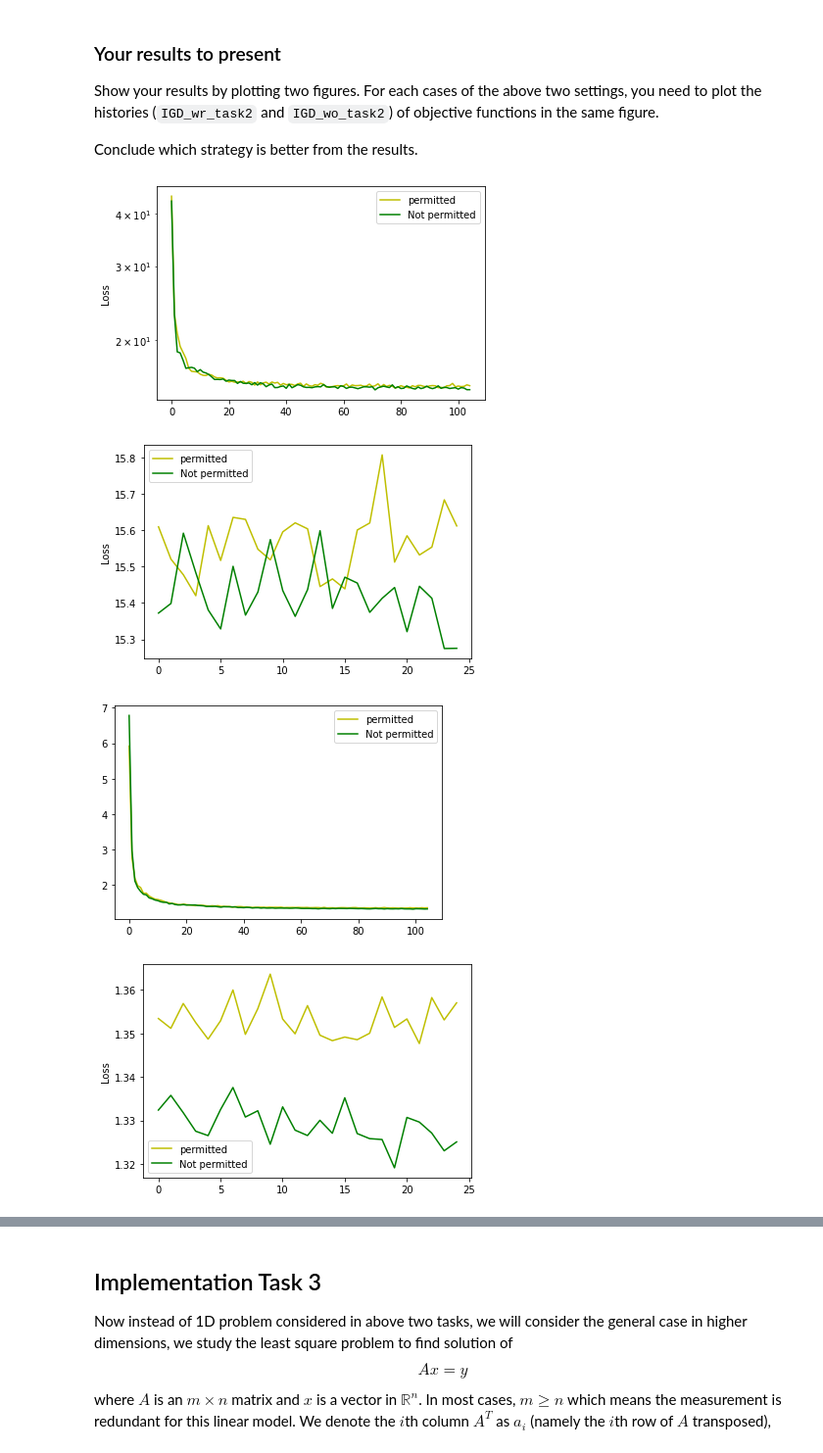
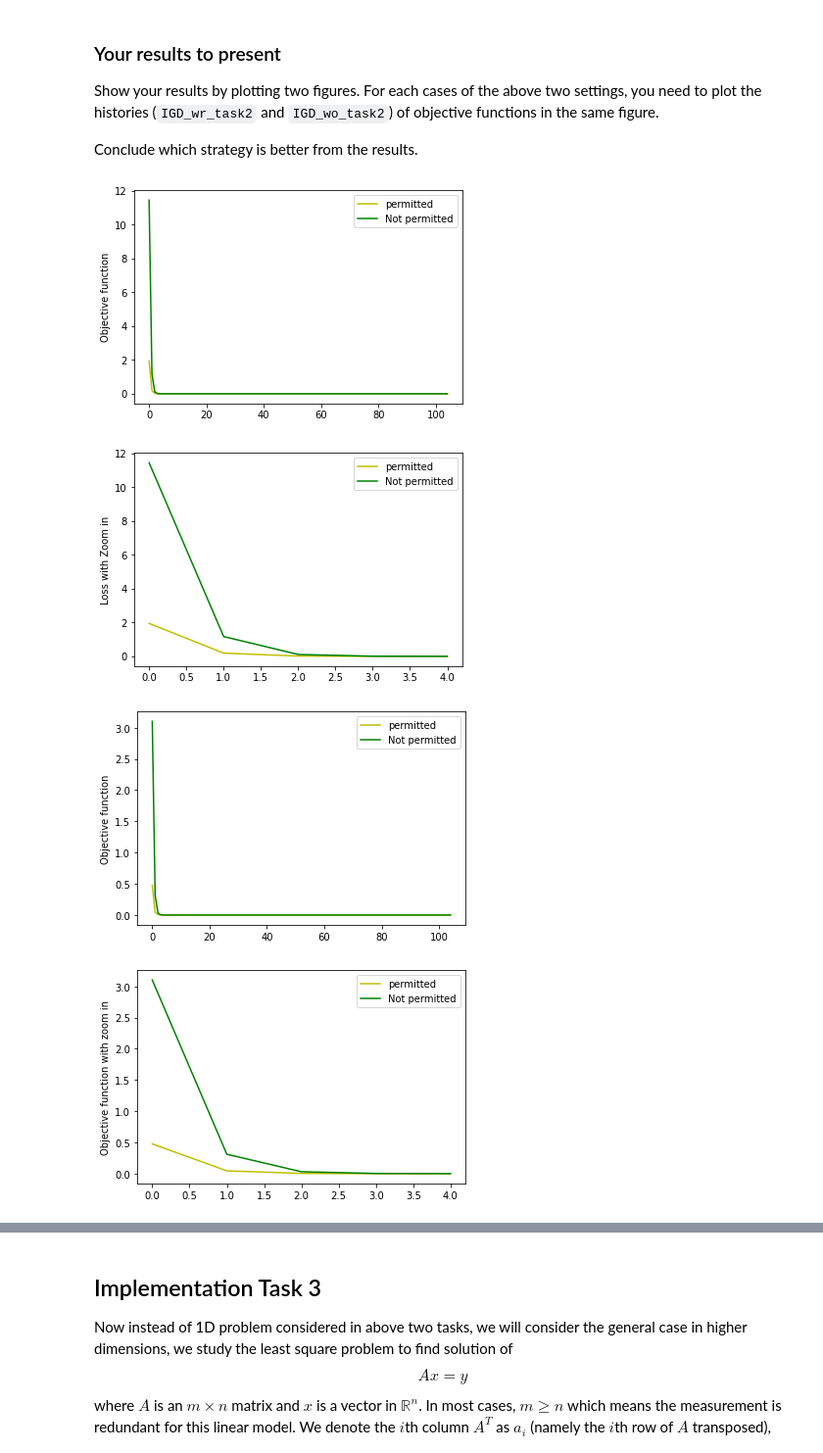
Before and after one commit to autoloading8822/Project-2, a Jupyter notebook: Math_110B_Project_2.ipynb, the cells around one changed output, grey strips where cells are left out. Shown at 98% size. Cells and saved outputs as stored; diff of their text form; code cells hidden in the pictures.

```diff
--- a/Math_110B_Project_2.ipynb
+++ b/Math_110B_Project_2.ipynb
@@ -252,20 +252,20 @@ def IGD_wr_task2(y):
     losses = []
     x = 0
     n = len(y)
+    beta = np.random.uniform(1,2,n)
     # n = np.random.randint(low=5, high=30)
     ordering = np.random.choice(n, n, replace=True)
-
+    # implement the algorithm's iteration of IGD. Your result should return the the final xk
+    # at the last iteration and also the history of objective function at each xk.
     for i in range(n):
       beta = np.random.uniform(1,2,n)
-      gamma = 1 / (1 + i)
-      x -= gamma*beta*(x - y[ordering[i]])
+      gamma = 0.95 * min(1/beta)
+      x -= gamma*beta[ordering[i]]*(x - y)
       loss = 0.5 * np.linalg.norm((beta)*(x - y)**2)
       losses.append(loss)
 
 
-
     return x, losses
-
 
 
 
@@ -276,15 +276,16 @@ def IGD_wo_task2(y):
     losses = []
     x = 0
     n = len(y)
+    beta = np.random.uniform(1,2,n)
     # n = np.random.randint(low=5, high=30)
     ordering = np.random.choice(n, n, replace=False)
     # implement the algorithm's iteration of IGD. Your result should return the the final xk
     # at the last iteration and also the history of objective function at each xk.
     for i in range(n):
       beta = np.random.uniform(1,2,n)
-      gamma = 1 / (1 + i)
-      x -= gamma*beta*(x - y[ordering[i]])
-      loss = 0.5 * np.linalg.norm((beta)*(x - y)**2)
+      gamma = 0.95 * min(1/beta)
+      x -= gamma*beta[ordering[i]]*(x - y)
+      loss = 0.5 * sum((beta)*((x - y)**2))
       losses.append(loss)
 
 
@@ -308,23 +303,23 @@ Conclude which strategy is better from the results.
 # %%
 import matplotlib.pyplot as plt
 wr = np.mean([IGD_wr_task2(y1)[1] for i in range(100)],axis=0)
 wo = np.mean([IGD_wo_task2(y1)[1] for i in range(100)],axis=0)
 
-plt.semilogy(wr,color='y', label='permitted')
-plt.semilogy(wo,color='g', label="Not permitted")
-plt.ylabel("Loss")
+plt.plot(wr,color='y', label='permitted')
+plt.plot(wo,color='g', label="Not permitted")
+plt.ylabel("Objective function")
 plt.legend()
 plt.show()
 # %% [output]
-[figure, old version]
+[figure, new version]
 # %%
-plt.plot(wr[80:],color='y', label='permitted')
-plt.plot(wo[80:],color='g', label="Not permitted")
-plt.ylabel("Loss")
+plt.plot(wr[:5],color='y', label='permitted')
+plt.plot(wo[:5],color='g', label="Not permitted")
+plt.ylabel("Loss with Zoom in")
 plt.legend()
 plt.show()
 # %% [output]
-[figure, old version]
+[figure, new version]
 # %%
 import matplotlib.pyplot as plt
 wr = np.mean([IGD_wr_task2(y2)[1] for i in range(100)],axis=0)
@@ -332,15 +327,16 @@ wo = np.mean([IGD_wo_task2(y2)[1] for i in range(100)],axis=0)
 
 plt.plot(wr,color='y', label='permitted')
 plt.plot(wo,color='g', label="Not permitted")
+plt.ylabel("Objective function")
 plt.legend()
 plt.show()
 # %% [output]
-[figure, old version]
+[figure, new version]
 # %%
-plt.plot(wr[80:],color='y', label='permitted')
-plt.plot(wo[80:],color='g', label="Not permitted")
-plt.ylabel("Loss")
+plt.plot(wr[:5],color='y', label='permitted')
+plt.plot(wo[:5],color='g', label="Not permitted")
+plt.ylabel("Objective function with zoom in")
 plt.legend()
 plt.show()
 # %% [output]
-[figure, old version]
+[figure, new version]
```
Also changed, not shown: parts of 9 cells of this notebook.
